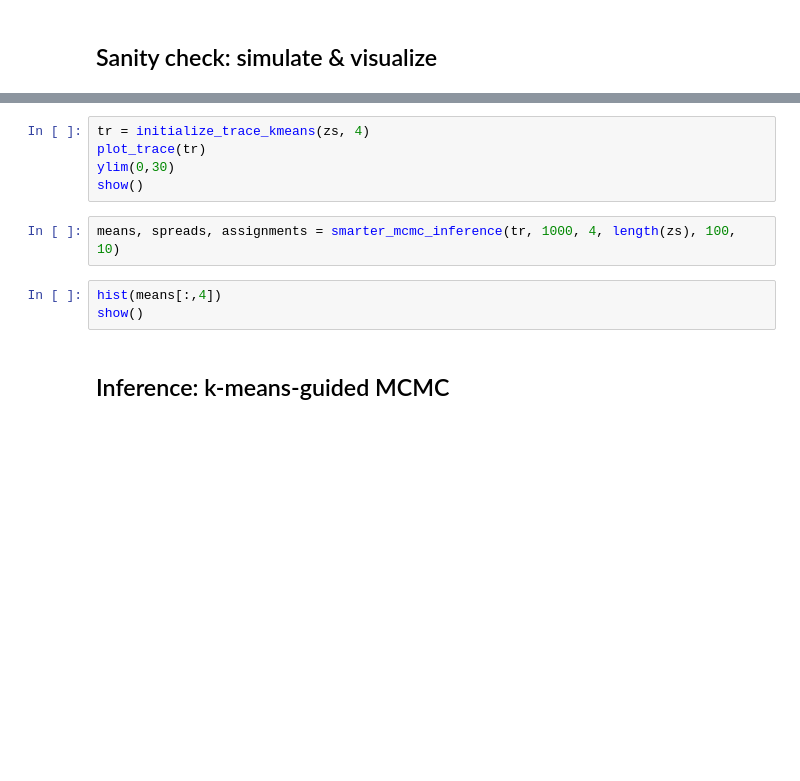
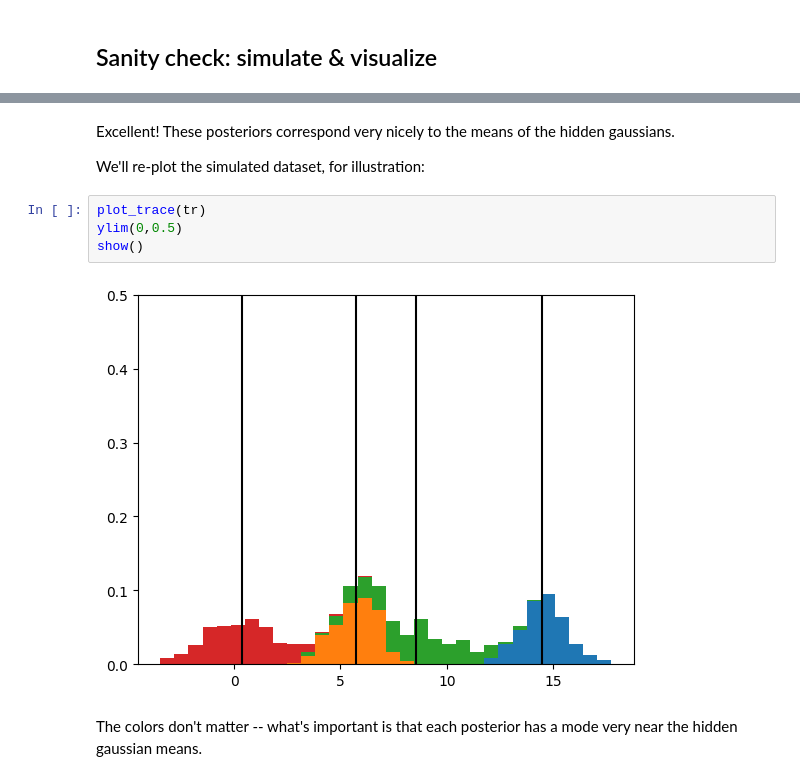
Before and after one commit to dpmerrell/gen-experiments, a Jupyter notebook: Gen-Experiment-2-Gaussian-Mixture.ipynb, the cells around one changed output, grey strips where cells are left out. Saved outputs shown, nothing was run; the diff lists cells and outputs as text; blank space fills up the shorter version.

Commit message:
Got gaussian mixture notebook in shareable condition. added Project/Manifest

```diff
--- a/Gen-Experiment-2-Gaussian-Mixture.ipynb
+++ b/Gen-Experiment-2-Gaussian-Mixture.ipynb
@@ -262,12 +314,12 @@ end
+# %% [markdown]
+Excellent! These posteriors correspond very nicely to the means of the hidden gaussians.
+
+We'll re-plot the simulated dataset, for illustration:
 # %%
-tr = initialize_trace_kmeans(zs, 4)
 plot_trace(tr)
-ylim(0,30)
+ylim(0,0.5)
 show()
+# %% [output]
+[figure, added]
-# %%
-means, spreads, assignments = smarter_mcmc_inference(tr, 1000, 4, length(zs), 100, 10)
-# %%
-hist(means[:,4])
-show()
-# %% [markdown]
-## Inference: k-means-guided MCMC
+# %% [markdown]
+The colors don't matter -- what's important is that each posterior has a mode very near the hidden gaussian means.
```
Also changed, not shown: parts of 18 cells of this notebook, 2 other files.
